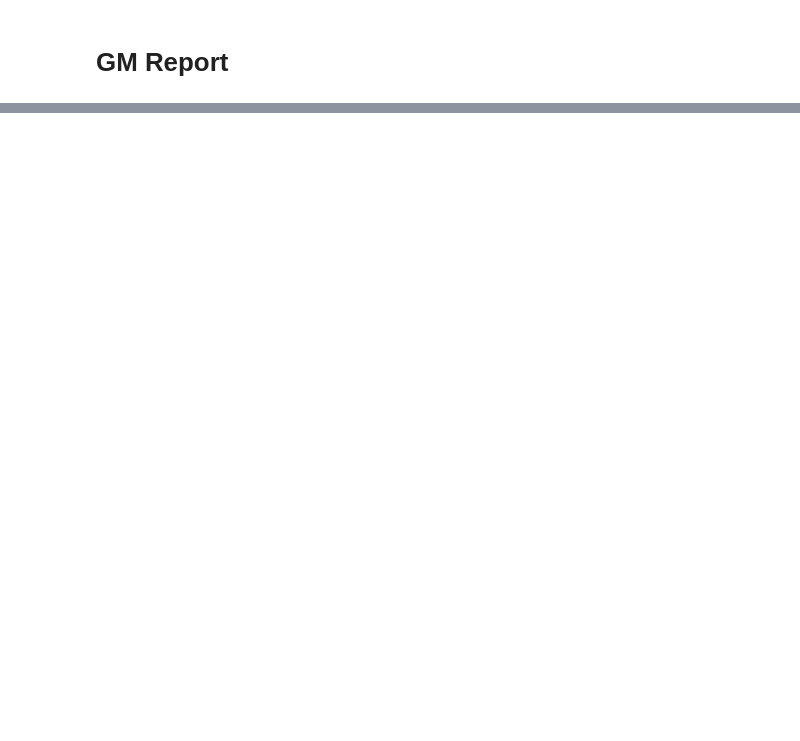
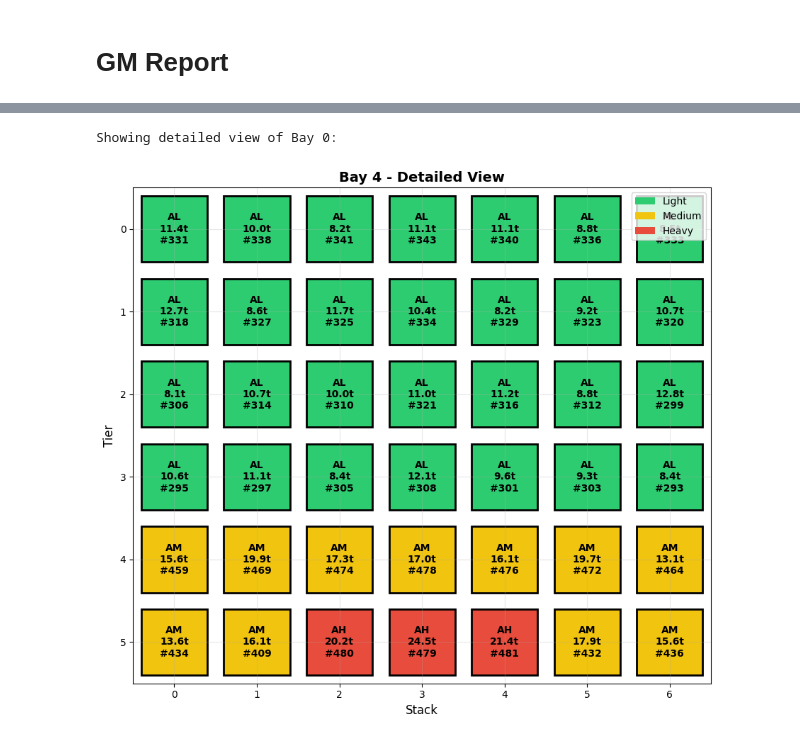
Before and after one commit to willyc2004/navigating_uncertainty_in_mpp, a Jupyter notebook: container_stowage_simulation.ipynb, the cells around one changed output, grey strips where cells are left out. Cells and saved outputs as stored; diff of their text form; code cells hidden in the pictures; blank space fills up the shorter version.

```diff
--- a/container_stowage_simulation.ipynb
+++ b/container_stowage_simulation.ipynb
@@ -625,0 +564,32 @@ Status transversal: AMAN
+# %%
+# Main execution
+if __name__ == "__main__":
+    print("=== Container Stowage Planning ===")
+
+    # Generate containers
+    containers = generate_containers(TOTAL_CONTAINERS, ALLOCATION_PER_PORT, WEIGHT_MIX)
+    print(f"Generated {len(containers)} containers")
+
+    # Auto allocate bays
+    AUTO_PORT_TO_BAYS = auto_allocate_port_to_bays(PORTS, ALLOCATION_PER_PORT, BAYS, STACKS_PER_BAY, TIERS_PER_STACK)
+    print("PORT_TO_BAYS (auto, outside-in):", AUTO_PORT_TO_BAYS)
+
+    # Plan stowage
+    assignment = plan_stowage(containers, BAYS, STACKS_PER_BAY, TIERS_PER_STACK, PORTS, AUTO_PORT_TO_BAYS, fa_lambda=10.0)
+
+    # Check violations
+    violations = check_weight_violations(assignment, BAYS, STACKS_PER_BAY, TIERS_PER_STACK)
+    print(f"\nWeight rule violations: {len(violations)}")
+    if violations:
+        for v in violations[:5]:  # Show first 5 violations
+            print(f"  Bay {v['bay']}, Stack {v['stack']}: {v['upper_weight']} on {v['lower_weight']}")
+
+    # Evaluate balance
+    metrics = evaluate_balance(assignment, BAYS, STACKS_PER_BAY, TIERS_PER_STACK)
+    print("\n=== Balance Report ===")
+    print_balance_report(metrics)
+
+    # Check utilization
+    total_slots = BAYS * STACKS_PER_BAY * TIERS_PER_STACK
+    used_slots = len(assignment)
+    print(f"\nUtilization: {used_slots}/{total_slots} ({used_slots/total_slots*100:.1f}%)")
@@ -625,0 +618,7 @@ Status transversal: AMAN
+# %%
+    # Visualize specific bay (example: bay 0)
+print("\nShowing detailed view of Bay 0:")
+visualize_single_bay(assignment, 4, STACKS_PER_BAY, TIERS_PER_STACK)
+# %% [output]
+Showing detailed view of Bay 0:
+[figure, added]
```
Also changed, not shown: parts of 17 cells of this notebook, 1 other file.
